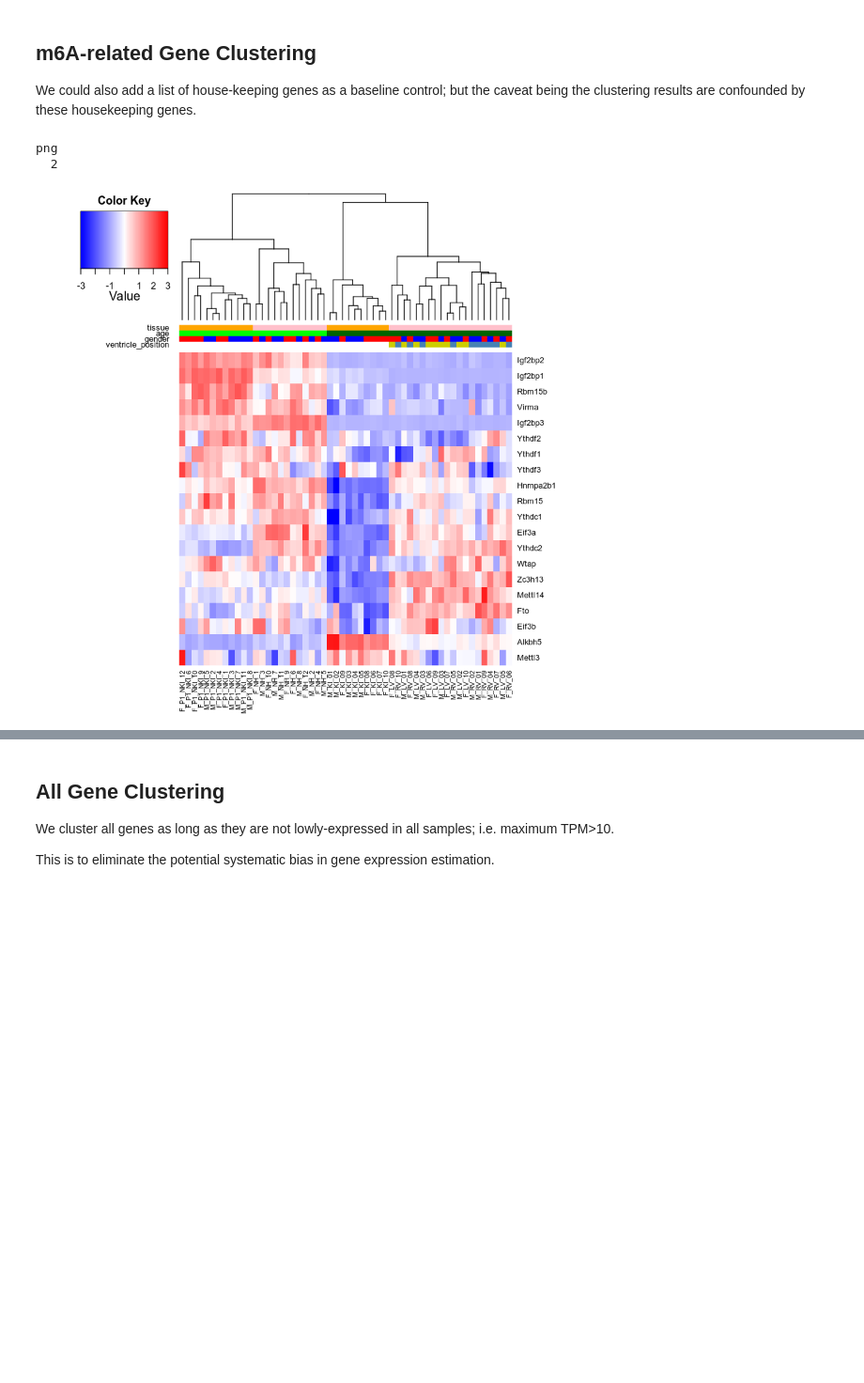
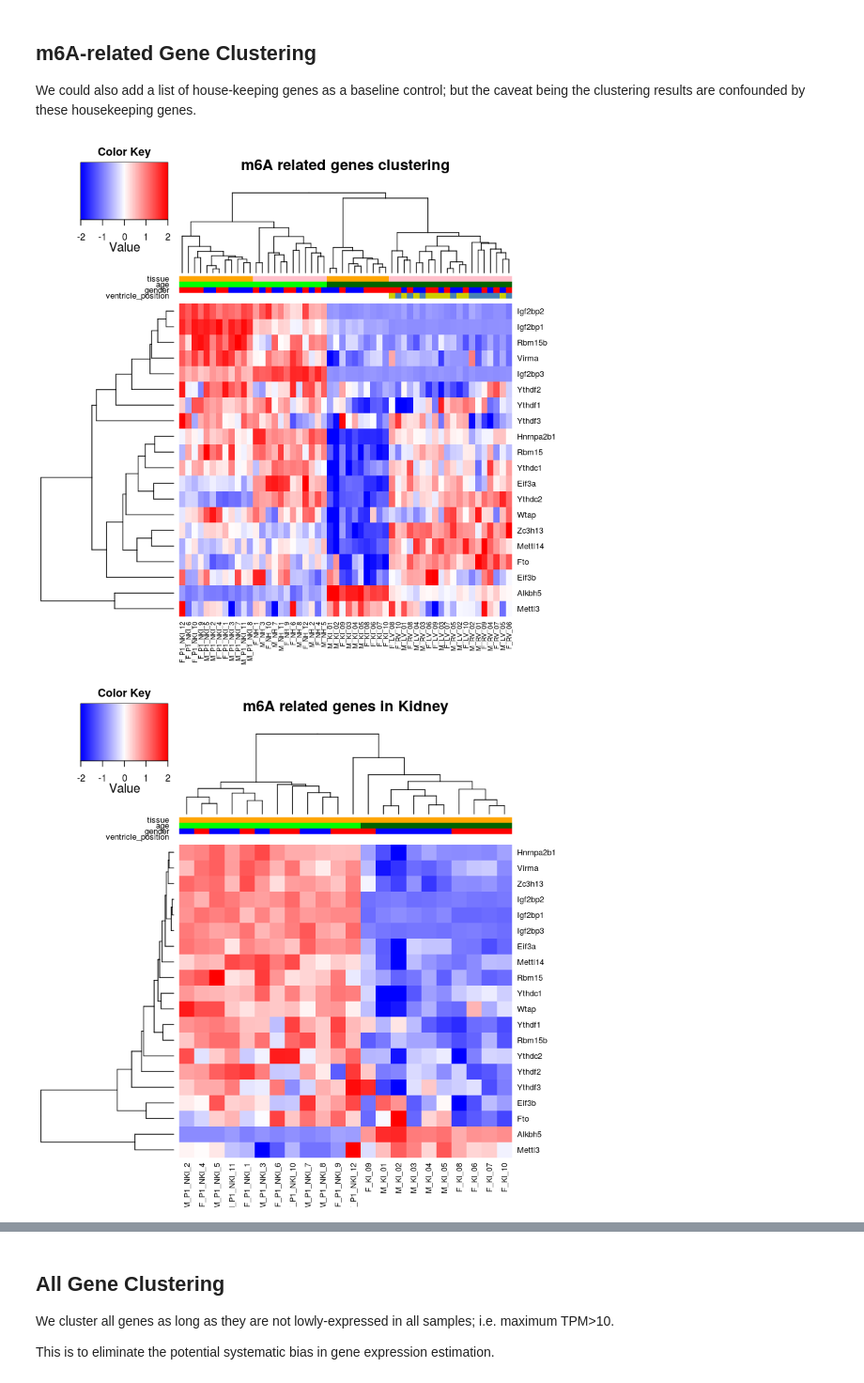
Before and after one commit to zj-zhang/m6A_lowinput_mouse_notebook, a Jupyter notebook: 20181008-m6A-1/m6A_analysis.part_1.ipynb, the cells around one changed output, grey strips where cells are left out. Shown at 94% size. Cells and saved outputs as stored; diff of their text form; code cells hidden in the pictures; blank space fills up the shorter version.

```diff
--- a/20181008-m6A-1/m6A_analysis.part_1.ipynb
+++ b/20181008-m6A-1/m6A_analysis.part_1.ipynb
@@ -133,50 +133,60 @@ We could also add a list of house-keeping genes as a baseline control; but the c
 # %%
 # use gene symbols
 ref_id = match(ensembl_id, t2g$ensembl_gene_id)
 ref_id = t2g$external_gene_name[ref_id]
 ref_id = as.character(ref_id)
+
+plot_m6AGene_heatmap = function(m6a_gene, data, save_fn=NULL, sample_idx_to_plot=NULL, main="")
+{
+    a=match(m6a_gene, ref_id, nomatch=0)
+    if(!is.null(sample_idx_to_plot)) {b=sample_idx_to_plot} else { b=1:ncol(data)}
+    # y0: m6A subset of gene expression levels
+    y0 = as.matrix(data[a,b])
+    y0 = t(scale(t(y0)))
+
+    # Actually using pearson correlation looks fine.
+    hr0 = hclust(as.dist(1-cor(t(y0), method="pearson")), method="average")
+    hc0 = hclust(as.dist(1-cor(y0, method="pearson")), method="average")
+
+    # Clustering using Euclidean distance because
+    # correlation on a few data points is not
+    # stable.
+    #hr0 = hclust(dist(y0), method="average")
+    #hc0 = hclust(dist(t(y0)), method="average")
+
+    breaks = c(seq(-2, 0,length=100),seq(0, 2,length=100))
+    heatmap.3(y0, Rowv = as.dendrogram(hr0), Colv = as.dendrogram(hc0), dendrogram = "both", col = palette,
+              labRow=m6a_gene, breaks=breaks,
+              ColSideColors = clab[b,], key = TRUE,
+              main=main)
+    if(SAVE_FIG && !is.null(save_fn)) {
+        pdf(save_fn)
+        heatmap.3(y0, Rowv = as.dendrogram(hr0), Colv = as.dendrogram(hc0), dendrogram = "both", col = palette,
+              labRow=m6a_gene, breaks=breaks,
+              ColSideColors = clab[b,], key = TRUE,
+              main=main)
+        dev.off()
+    }
+}
+
 
 # a list of m6A related genes
 m6a_gene = c(
 	# writers
 	'Mettl3', 'Mettl14', 'Wtap', 'Virma','Rbm15','Rbm15b', 'Zc3h13', # 'Kiaa1429' is Virma
 	# erasers
 	'Alkbh5', 'Fto',
 	# readers
 	'Ythdc1','Ythdc2','Ythdf1','Ythdf2','Ythdf3','Hnrnpa2b1','Eif3a','Eif3b','Igf2bp1','Igf2bp2','Igf2bp3'#,
     # house-keeping genes
     #'Hprt', 'Hmbs', 'Alas1', 'Tfrc', 'B2m', 'Ywhaz', 'Ppia', 'Gapdh', 'Rpl13a', 'Actb'
 )
 
-a=match(m6a_gene, ref_id, nomatch=0)
-
-# y0: m6A subset of gene expression levels
-y0 = as.matrix(data[a,])
-y0 = t(scale(t(y0)))
-
-# Actually using pearson correlation looks fine.
-hr0 = hclust(as.dist(1-cor(t(y0), method="pearson")), method="average")
-hc0 = hclust(as.dist(1-cor(y0, method="pearson")), method="average")
-
-# Clustering using Euclidean distance because
-# correlation on a few data points is not
-# stable.
-#hr0 = hclust(dist(y0), method="average")
-#hc0 = hclust(dist(t(y0)), method="average")
-
-breaks = c(seq(-3, 0,length=100),seq(0, 3,length=100))
-heatmap.3(y0, Rowv = as.dendrogram(hr0), Colv = as.dendrogram(hc0), dendrogram = "column", col = palette,
-		  labRow=m6a_gene, breaks=breaks,
-          ColSideColors = clab, key = TRUE)
-if(SAVE_FIG) {
-    pdf('m6AGene_Heatmap.pdf')
-    heatmap.3(y0, Rowv = NULL, Colv = as.dendrogram(hc0), dendrogram = "column", col = palette,
-		  labRow=m6a_gene, breaks=breaks,
-          ColSideColors = clab, key = TRUE)
-
-    dev.off()
-}
+plot_m6AGene_heatmap(m6a_gene, data, main="m6A related genes clustering")
+plot_m6AGene_heatmap(m6a_gene, data, sample_idx_to_plot=which(clab[,'tissue']=="orange"),
+                     main="m6A related genes in Kidney" ) ## Kidney
+plot_m6AGene_heatmap(m6a_gene, data, sample_idx_to_plot=which(clab[,'tissue']=="pink"),
+                     main="m6A related genes in Heart") ## Heart
 # %% [output]
-png
-  2
-[figure, old version]
+[figure, new version]
+[figure, added]
```
Also changed, not shown: parts of 3 cells of this notebook, 4 other files.
